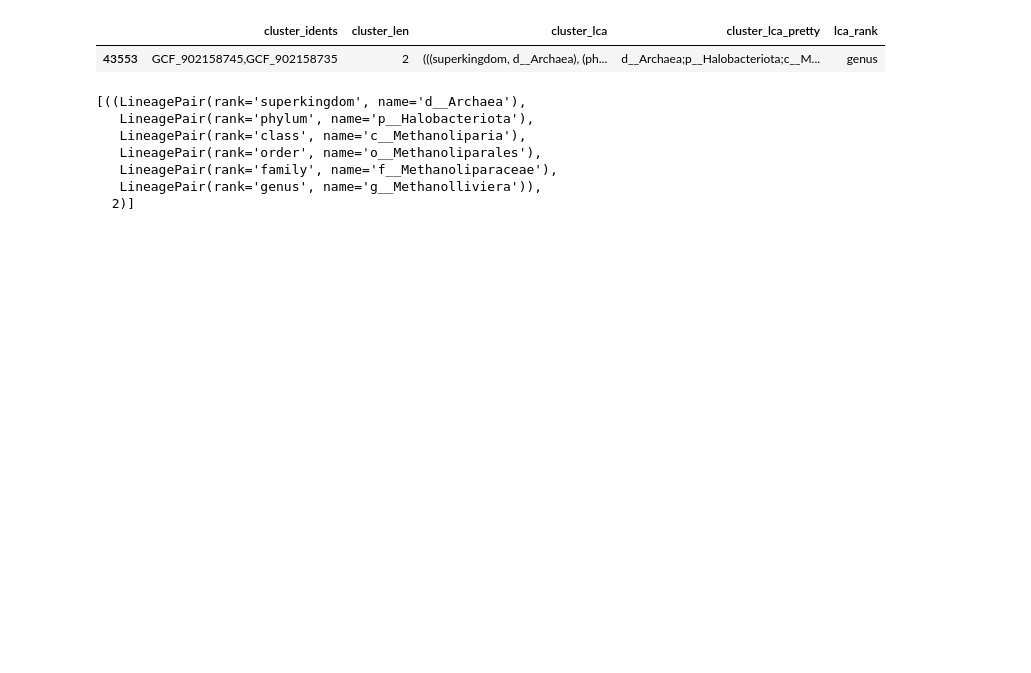
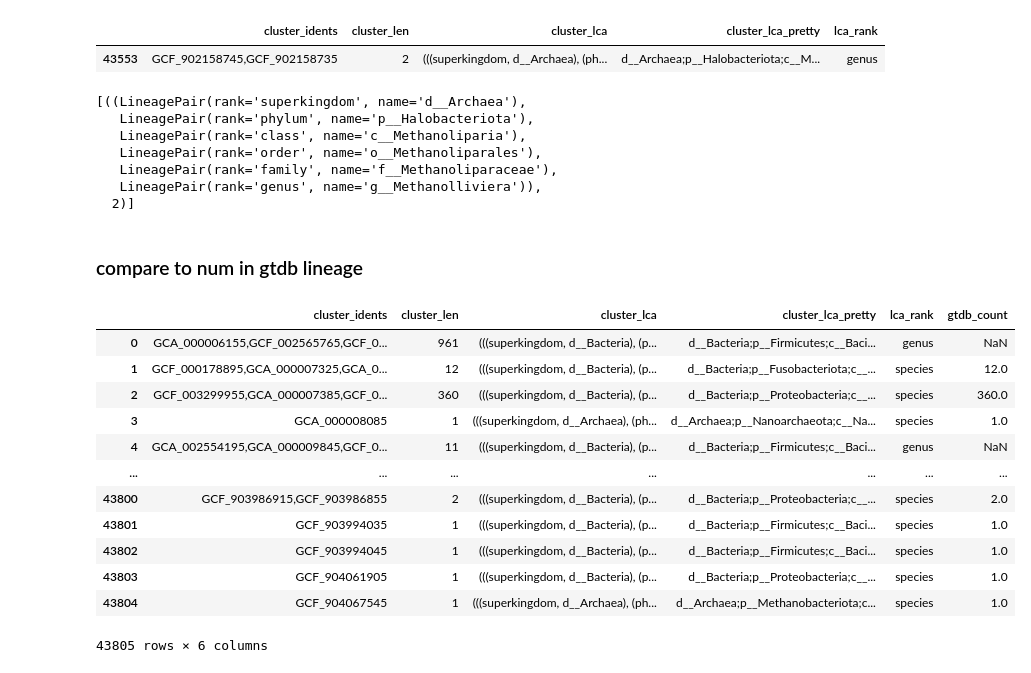
Before and after one commit to bluegenes/2022-ani-sql, a Jupyter notebook: notebooks/03.assess-ANI-clusters.ipynb, the cells around one changed output. Saved outputs shown, nothing was run; the diff lists cells and outputs as text; code cells hidden in the pictures; blank space fills up the shorter version.

```diff
--- a/notebooks/03.assess-ANI-clusters.ipynb
+++ b/notebooks/03.assess-ANI-clusters.ipynb
@@ -57,0 +58,6 @@ tax.head()
+# %%
+# count number of genomes per taxonomy
+
+# species counts, at least:
+countD = tax[['lineage']].value_counts().reset_index(name='gtdb-lin-count')
+countD
@@ -57,0 +78,3 @@ tax.head()
+# %%
+cD = countD.set_index('lineage').to_dict()['gtdb-lin-count']
+len(cD.keys())
@@ -100,7 +125,7 @@ d__Bacteria;p__Firmicutes;c__Bacilli;o__Acholeplasmatales;f__Acholeplasmataceae;
 | 3 | GCA_000008085 | 1 | (((superkingdom, d__Archaea), (ph... | d__Archaea;p__Nanoarchaeota;c__Na... | species |
 | 4 | GCA_002554195,GCA_000009845,GCF_0... | 11 | (((superkingdom, d__Bacteria), (p... | d__Bacteria;p__Firmicutes;c__Baci... | genus |
 # %%
-def count_and_find_lca(row, lineages=taxD):
+def count_and_find_lca(row, lineages=taxD, counts=countD):
     all_idents = row['cluster_idents']
     ident_list = all_idents.split(',')
     row['cluster_len'] = len(ident_list)
@@ -234,3 +260,22 @@ list(ex_two_cluster["cluster_lca"])
    LineagePair(rank='family', name='f__Methanoliparaceae'),
    LineagePair(rank='genus', name='g__Methanolliviera')),
   2)]
+# %% [markdown]
+### compare to num in gtdb lineage
+# %%
+a95['gtdb_count'] = a95['cluster_lca_pretty'].map(cD)
+a95
+# %% [output]
+|  | cluster_idents | cluster_len | cluster_lca | cluster_lca_pretty | lca_rank | gtdb_count |
+| 0 | GCA_000006155,GCF_002565765,GCF_0... | 961 | (((superkingdom, d__Bacteria), (p... | d__Bacteria;p__Firmicutes;c__Baci... | genus | NaN |
+| 1 | GCF_000178895,GCA_000007325,GCA_0... | 12 | (((superkingdom, d__Bacteria), (p... | d__Bacteria;p__Fusobacteriota;c__... | species | 12.0 |
+| 2 | GCF_003299955,GCA_000007385,GCF_0... | 360 | (((superkingdom, d__Bacteria), (p... | d__Bacteria;p__Proteobacteria;c__... | species | 360.0 |
+| 3 | GCA_000008085 | 1 | (((superkingdom, d__Archaea), (ph... | d__Archaea;p__Nanoarchaeota;c__Na... | species | 1.0 |
+| 4 | GCA_002554195,GCA_000009845,GCF_0... | 11 | (((superkingdom, d__Bacteria), (p... | d__Bacteria;p__Firmicutes;c__Baci... | genus | NaN |
+| ... | ... | ... | ... | ... | ... | ... |
+| 43800 | GCF_903986915,GCF_903986855 | 2 | (((superkingdom, d__Bacteria), (p... | d__Bacteria;p__Proteobacteria;c__... | species | 2.0 |
+| 43801 | GCF_903994035 | 1 | (((superkingdom, d__Bacteria), (p... | d__Bacteria;p__Firmicutes;c__Baci... | species | 1.0 |
+| 43802 | GCF_903994045 | 1 | (((superkingdom, d__Bacteria), (p... | d__Bacteria;p__Firmicutes;c__Baci... | species | 1.0 |
+| 43803 | GCF_904061905 | 1 | (((superkingdom, d__Bacteria), (p... | d__Bacteria;p__Proteobacteria;c__... | species | 1.0 |
+| 43804 | GCF_904067545 | 1 | (((superkingdom, d__Archaea), (ph... | d__Archaea;p__Methanobacteriota;c... | species | 1.0 |
+43805 rows × 6 columns
```
Also changed, not shown: parts of 9 cells of this notebook.
